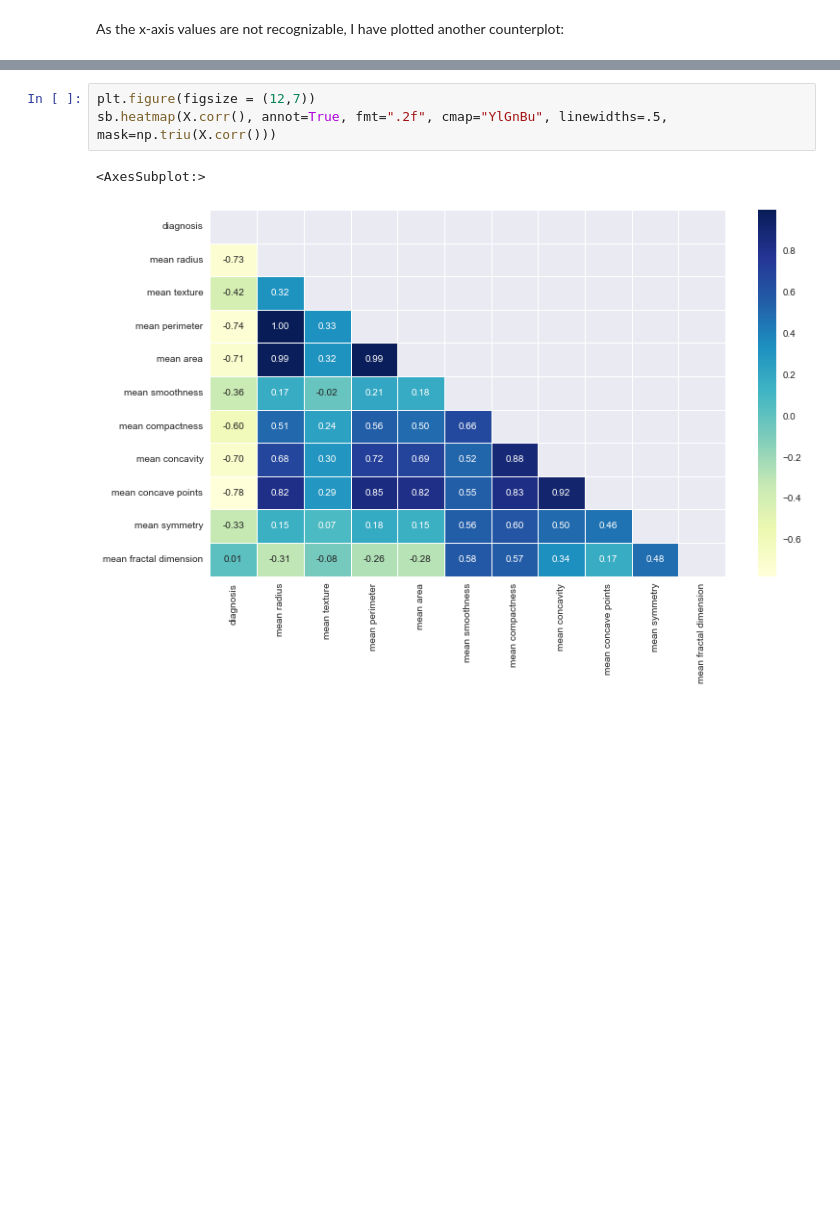
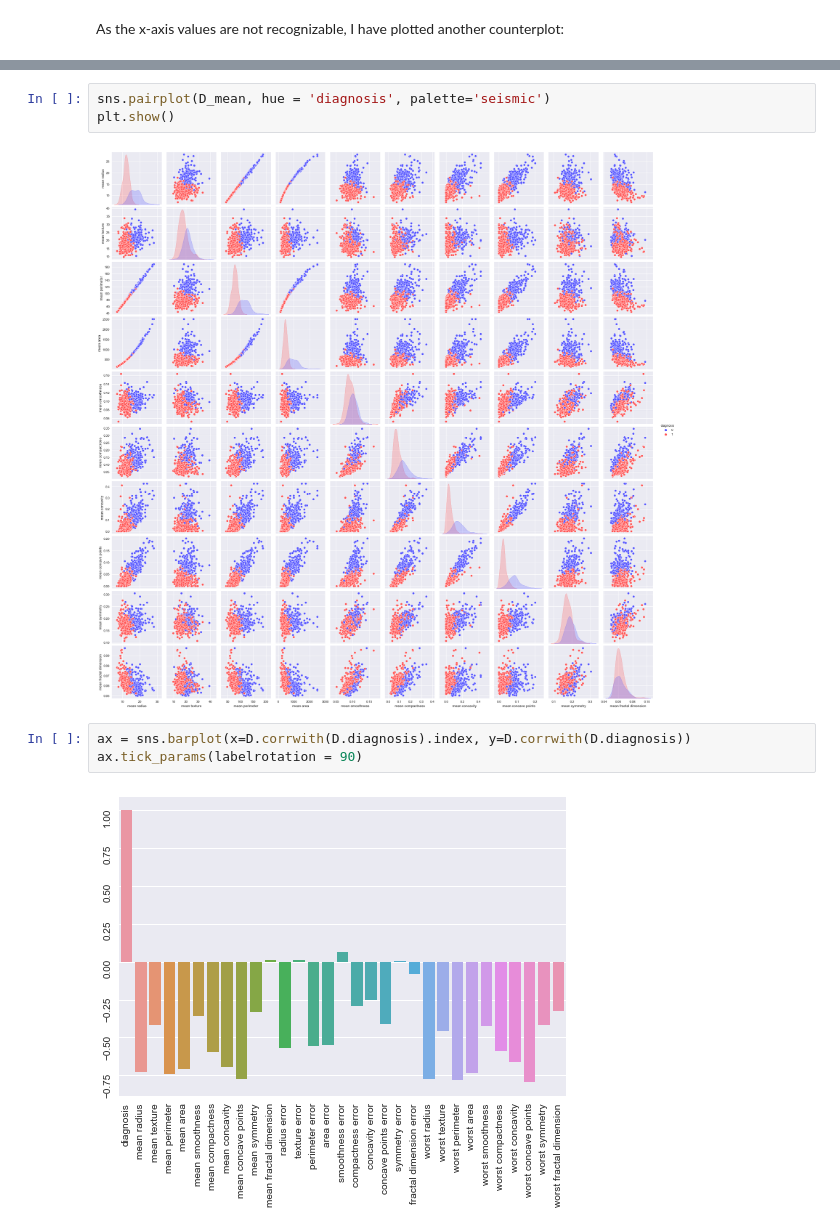
Before and after one commit to fsentin/uzop, a Jupyter notebook: projectNotebook.ipynb, the cells around one changed output, grey strips where cells are left out. Cells and saved outputs as stored; diff of their text form; blank space fills up the shorter version.

```diff
--- a/projectNotebook.ipynb
+++ b/projectNotebook.ipynb
@@ -121,6 +136,10 @@ sb.heatmap(Xwy.corr(), annot=True, cmap="vlag", linewidths=.5, mask=np.triu(Xwy.
 # %%
-plt.figure(figsize = (12,7))
-sb.heatmap(X.corr(), annot=True, fmt=".2f", cmap="YlGnBu", linewidths=.5, mask=np.triu(X.corr()))
+sns.pairplot(D_mean, hue = 'diagnosis', palette='seismic')
+plt.show()
 # %% [output]
-<AxesSubplot:>
-[figure, old version]
+[figure, new version]
+# %%
+ax = sns.barplot(x=D.corrwith(D.diagnosis).index, y=D.corrwith(D.diagnosis))
+ax.tick_params(labelrotation = 90)
+# %% [output]
+[figure, added]
```
Also changed, not shown: parts of 26 cells of this notebook, 1 other file.
